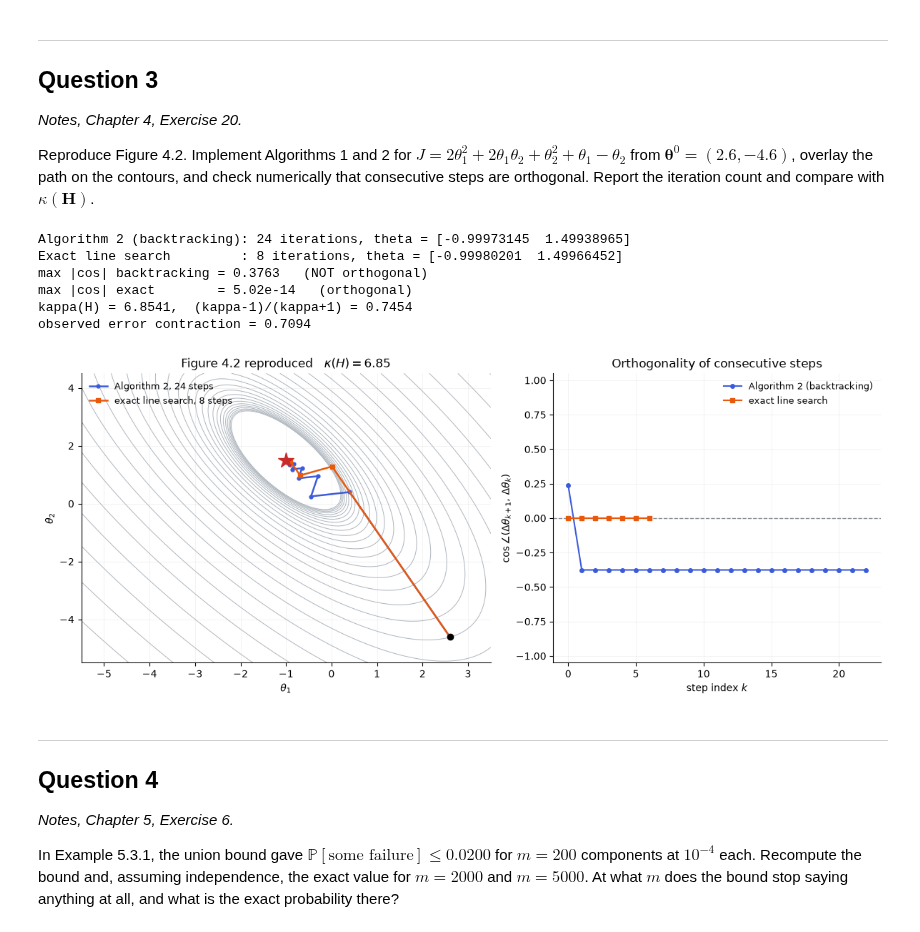
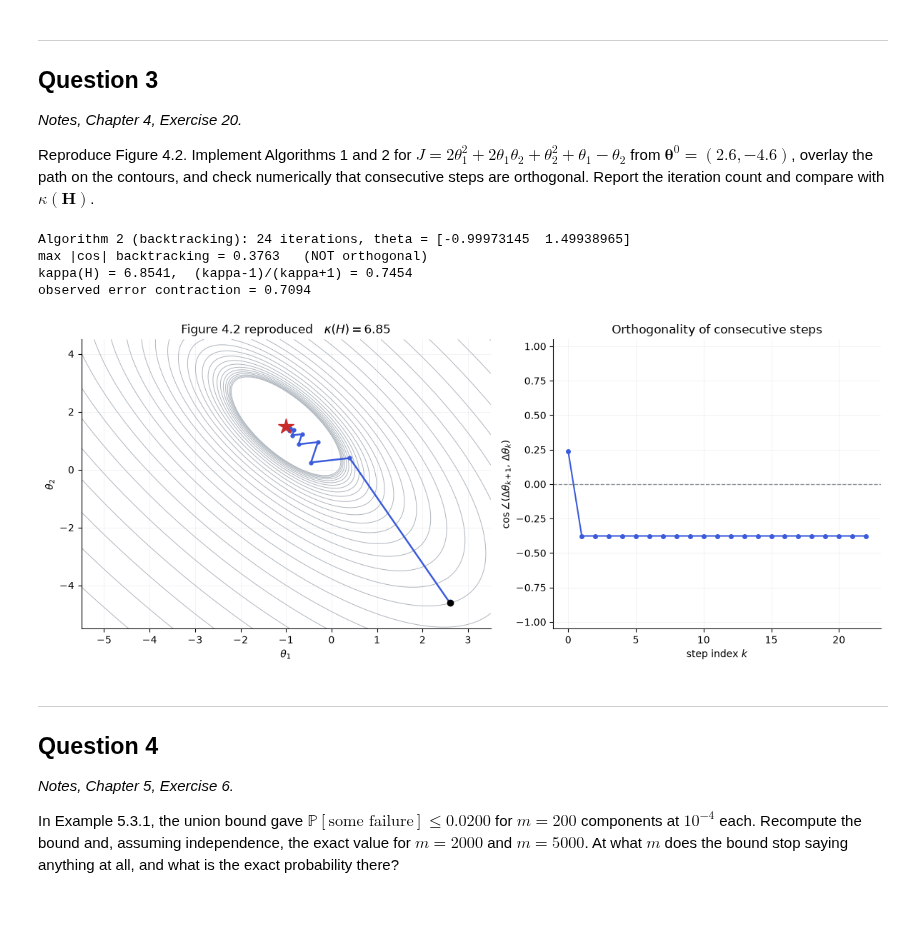
Before and after one commit to akhilghar/COE379L.1, a Jupyter notebook: HW 2/Assignment_2-1.ipynb, the cells around one changed output. Cells and saved outputs as stored; diff of their text form; code cells hidden in the pictures.

```diff
--- a/HW 2/Assignment_2-1.ipynb
+++ b/HW 2/Assignment_2-1.ipynb
@@ -71,7 +71,7 @@ def cost_gradient(theta):
 
 H_hess = np.array([[4., 2.], [2., 2.]])        # J = 0.5 th' H th + b' th,  b = (1,-1)
 
-# ---- Algorithm 1: backtracking line search (delta restarts at 1 on every call) ----
+# Backtracking line search
 def backtracking_line_search(theta, delta=1.0, max_halvings=60):
     grad, J0 = cost_gradient(theta), cost_function(theta)
     theta_new, k = theta - delta*grad, 0
@@ -81,7 +81,7 @@ def backtracking_line_search(theta, delta=1.0, max_halvings=60):
         k += 1
     return theta_new, delta
 
-# ---- Algorithm 2: steepest gradient descent, stopping criterion (i) ----
+# Steepest gradient descent
 def steepest_descent(theta_0, tau1=1e-3, N=100000):
     hist, deltas, theta = [theta_0], [], theta_0
     for _ in range(int(N)):
@@ -91,69 +91,50 @@ def steepest_descent(theta_0, tau1=1e-3, N=100000):
         hist.append(theta); deltas.append(d)
     return np.array(hist), len(hist)-1, np.array(deltas)
 
-# ---- exact line search, for the orthogonality check (Exercise 10) ----
-def steepest_descent_exact(theta_0, tau1=1e-3, N=100000):
-    hist, theta = [theta_0], theta_0
-    for _ in range(int(N)):
-        gr = cost_gradient(theta)
-        if np.linalg.norm(gr) < tau1:
-            break
-        theta = theta - (gr @ gr)/(gr @ H_hess @ gr) * gr    # argmin of phi(alpha)
-        hist.append(theta)
-    return np.array(hist), len(hist)-1
-
+# Orthogonality verification
 def consecutive_cosines(hist):
     D = np.diff(hist, axis=0)
     D = D[np.linalg.norm(D, axis=1) > 1e-14]
     return np.array([D[k+1] @ D[k] / (np.linalg.norm(D[k+1])*np.linalg.norm(D[k]))
                      for k in range(len(D)-1)])
 
+# Implementation
 theta0, theta_star = np.array([2.6, -4.6]), np.array([-1., 1.5])
 Hb, Nb, deltas = steepest_descent(theta0)
-He, Ne         = steepest_descent_exact(theta0)
-cos_b, cos_e   = consecutive_cosines(Hb), consecutive_cosines(He)
+cos_b = consecutive_cosines(Hb)
 ev = np.linalg.eigvalsh(H_hess); kappa = ev[-1]/ev[0]
 
 print(f"Algorithm 2 (backtracking): {Nb} iterations, theta = {Hb[-1]}")
-print(f"Exact line search         : {Ne} iterations, theta = {He[-1]}")
 print(f"max |cos| backtracking = {np.abs(cos_b).max():.4f}   (NOT orthogonal)")
-print(f"max |cos| exact        = {np.abs(cos_e).max():.2e}   (orthogonal)")
 print(f"kappa(H) = {kappa:.4f},  (kappa-1)/(kappa+1) = {(kappa-1)/(kappa+1):.4f}")
 err = np.linalg.norm(Hb - theta_star, axis=1)
 print(f"observed error contraction = {(err[1:]/err[:-1])[3:-3].mean():.4f}")
-assert np.allclose(cos_e, 0.0, atol=1e-8), "exact line search should give orthogonal steps"
 
 # ---- plots ----
 fig, (ax1, ax2) = plt.subplots(1, 2, figsize=(12, 5), gridspec_kw={"width_ratios": [1.25, 1]})
 T1, T2 = np.meshgrid(np.linspace(-5.5, 3.5, 300), np.linspace(-5.5, 4.5, 300))
 ax1.contour(T1, T2, 2*T1**2 + 2*T1*T2 + T2**2 + T1 - T2,
             levels=np.geomspace(.2, 120, 28), colors="#adb5bd", linewidths=.7)
 ax1.plot(*Hb.T, "-o", ms=3.5, lw=1.8, color="#3b5bdb", label=f"Algorithm 2, {Nb} steps")
-ax1.plot(*He.T, "-s", ms=4,   lw=1.8, color="#e8590c", label=f"exact line search, {Ne} steps")
 ax1.plot(*theta_star, "*", ms=16, color="#c92a2a", zorder=5)
 ax1.plot(*theta0, "ko", ms=6)
 ax1.set(xlabel=r"$\theta_1$", ylabel=r"$\theta_2$",
         title=rf"Figure 4.2 reproduced   $\kappa(H)={kappa:.2f}$")
-ax1.legend(frameon=False, loc="upper left", fontsize=9)
 
 ax2.axhline(0, color="#868e96", lw=1, ls="--")
 ax2.plot(cos_b, "-o", ms=4, color="#3b5bdb", label="Algorithm 2 (backtracking)")
-ax2.plot(cos_e, "-s", ms=5, color="#e8590c", label="exact line search")
 ax2.set(xlabel="step index $k$", ylim=(-1.05, 1.05),
         ylabel=r"$\cos\angle(\Delta\theta_{k+1},\,\Delta\theta_k)$",
         title="Orthogonality of consecutive steps")
-ax2.legend(frameon=False, fontsize=9)
 for ax in (ax1, ax2):
     ax.grid(alpha=.2, lw=.5); ax.spines[["top", "right"]].set_visible(False)
 fig.tight_layout(); plt.savefig("HW2Problem3.png", dpi=150)
 # %% [output]
 Algorithm 2 (backtracking): 24 iterations, theta = [-0.99973145  1.49938965]
-Exact line search         : 8 iterations, theta = [-0.99980201  1.49966452]
 max |cos| backtracking = 0.3763   (NOT orthogonal)
-max |cos| exact        = 5.02e-14   (orthogonal)
 kappa(H) = 6.8541,  (kappa-1)/(kappa+1) = 0.7454
 observed error contraction = 0.7094
-[figure, old version]
+[figure, new version]
 # %% [markdown]
 ---
 
```
Also changed, not shown: parts of 3 cells of this notebook, 3 other files.
